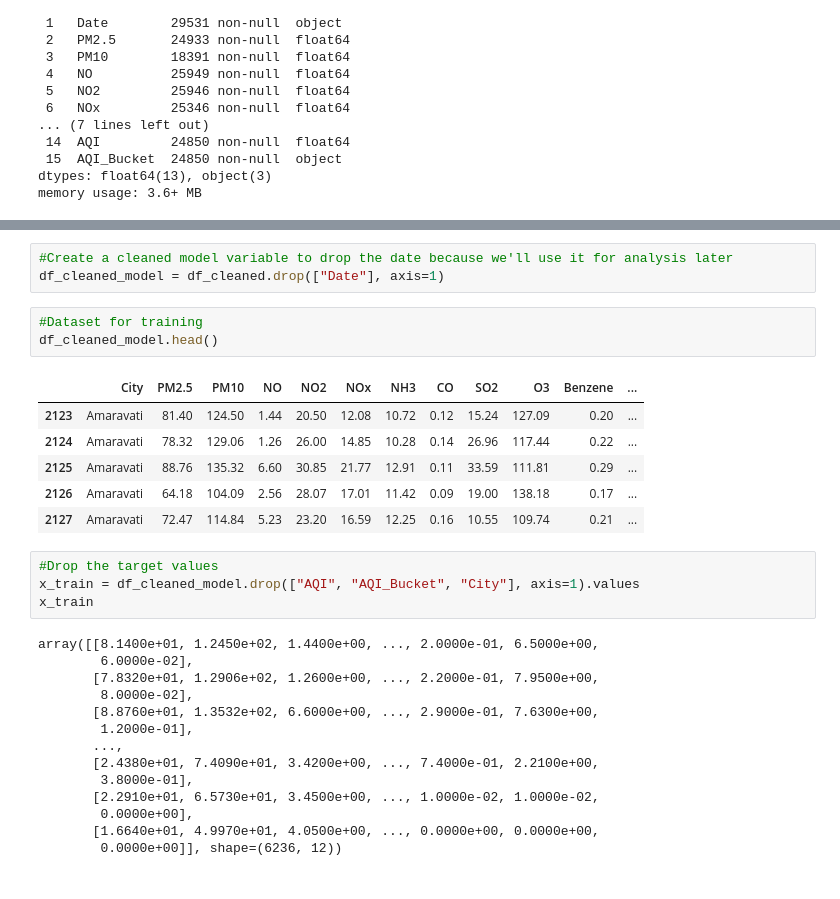
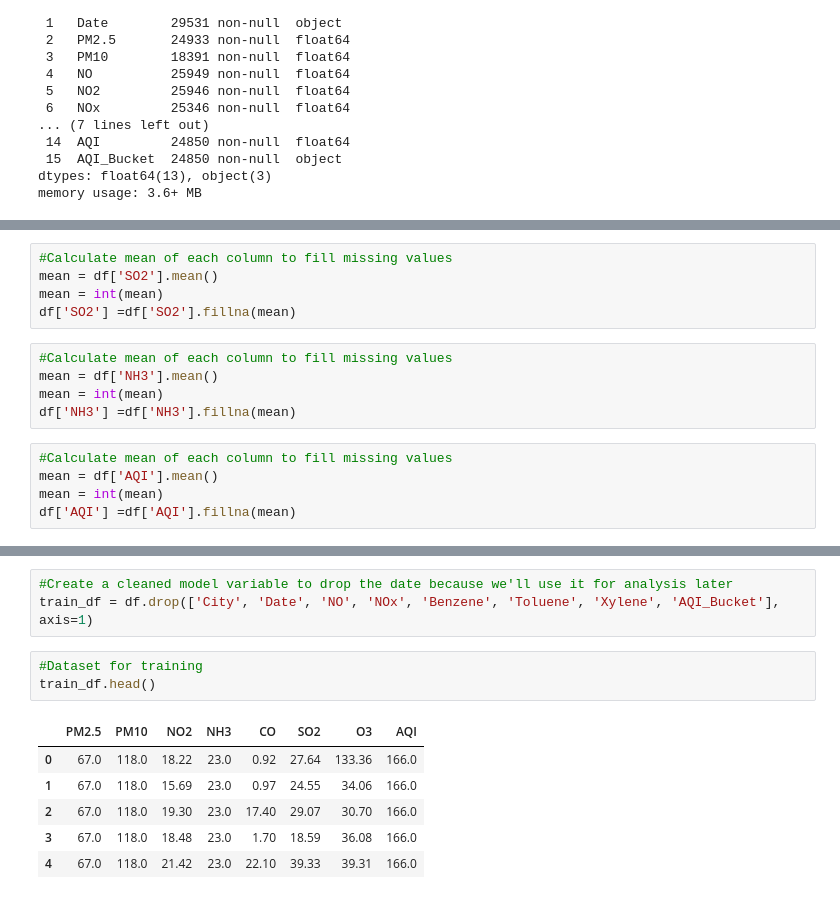
Before and after one commit to SwapyDev/Decision-Trees-vs-Linear-Regression-India-Air-Quality, a Jupyter notebook: p1_1.ipynb, the cells around one changed output, grey strips where cells are left out. Saved outputs shown, nothing was run; the diff lists cells and outputs as text.

Commit message:
Implemented linear regression, decision tree and fixed train variables and test variables

```diff
--- a/p1_1.ipynb
+++ b/p1_1.ipynb
@@ -95,0 +109,15 @@ Name: count, dtype: int64
+# %%
+#Calculate mean of each column to fill missing values
+mean = df['SO2'].mean()
+mean = int(mean)
+df['SO2'] =df['SO2'].fillna(mean)
+# %%
+#Calculate mean of each column to fill missing values
+mean = df['NH3'].mean()
+mean = int(mean)
+df['NH3'] =df['NH3'].fillna(mean)
+# %%
+#Calculate mean of each column to fill missing values
+mean = df['AQI'].mean()
+mean = int(mean)
+df['AQI'] =df['AQI'].fillna(mean)
@@ -96,31 +146,13 @@ Name: count, dtype: int64
 # %%
 #Create a cleaned model variable to drop the date because we'll use it for analysis later
-df_cleaned_model = df_cleaned.drop(["Date"], axis=1)
+train_df = df.drop(['City', 'Date', 'NO', 'NOx', 'Benzene', 'Toluene', 'Xylene', 'AQI_Bucket'], axis=1)
 # %%
 #Dataset for training
-df_cleaned_model.head()
+train_df.head()
 # %% [output]
-|  | City | PM2.5 | PM10 | NO | NO2 | NOx | NH3 | CO | SO2 | O3 | Benzene | ... |
-| 2123 | Amaravati | 81.40 | 124.50 | 1.44 | 20.50 | 12.08 | 10.72 | 0.12 | 15.24 | 127.09 | 0.20 | ... |
-| 2124 | Amaravati | 78.32 | 129.06 | 1.26 | 26.00 | 14.85 | 10.28 | 0.14 | 26.96 | 117.44 | 0.22 | ... |
-| 2125 | Amaravati | 88.76 | 135.32 | 6.60 | 30.85 | 21.77 | 12.91 | 0.11 | 33.59 | 111.81 | 0.29 | ... |
-| 2126 | Amaravati | 64.18 | 104.09 | 2.56 | 28.07 | 17.01 | 11.42 | 0.09 | 19.00 | 138.18 | 0.17 | ... |
-| 2127 | Amaravati | 72.47 | 114.84 | 5.23 | 23.20 | 16.59 | 12.25 | 0.16 | 10.55 | 109.74 | 0.21 | ... |
+|  | PM2.5 | PM10 | NO2 | NH3 | CO | SO2 | O3 | AQI |
+| 0 | 67.0 | 118.0 | 18.22 | 23.0 | 0.92 | 27.64 | 133.36 | 166.0 |
+| 1 | 67.0 | 118.0 | 15.69 | 23.0 | 0.97 | 24.55 | 34.06 | 166.0 |
+| 2 | 67.0 | 118.0 | 19.30 | 23.0 | 17.40 | 29.07 | 30.70 | 166.0 |
+| 3 | 67.0 | 118.0 | 18.48 | 23.0 | 1.70 | 18.59 | 36.08 | 166.0 |
+| 4 | 67.0 | 118.0 | 21.42 | 23.0 | 22.10 | 39.33 | 39.31 | 166.0 |
-# %%
-#Drop the target values
-x_train = df_cleaned_model.drop(["AQI", "AQI_Bucket", "City"], axis=1).values
-x_train
-# %% [output]
-array([[8.1400e+01, 1.2450e+02, 1.4400e+00, ..., 2.0000e-01, 6.5000e+00,
-        6.0000e-02],
-       [7.8320e+01, 1.2906e+02, 1.2600e+00, ..., 2.2000e-01, 7.9500e+00,
-        8.0000e-02],
-       [8.8760e+01, 1.3532e+02, 6.6000e+00, ..., 2.9000e-01, 7.6300e+00,
-        1.2000e-01],
-       ...,
-       [2.4380e+01, 7.4090e+01, 3.4200e+00, ..., 7.4000e-01, 2.2100e+00,
-        3.8000e-01],
-       [2.2910e+01, 6.5730e+01, 3.4500e+00, ..., 1.0000e-02, 1.0000e-02,
-        0.0000e+00],
-       [1.6640e+01, 4.9970e+01, 4.0500e+00, ..., 0.0000e+00, 0.0000e+00,
-        0.0000e+00]], shape=(6236, 12))
```
Also changed, not shown: parts of 17 cells of this notebook.
